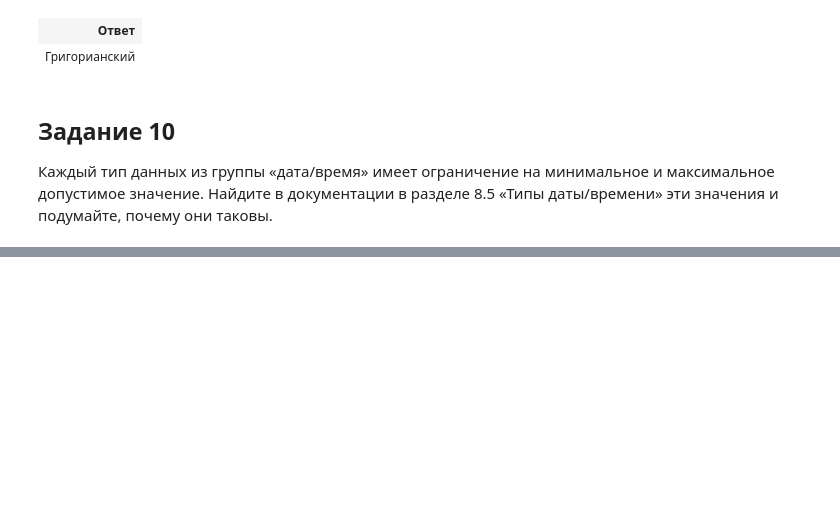
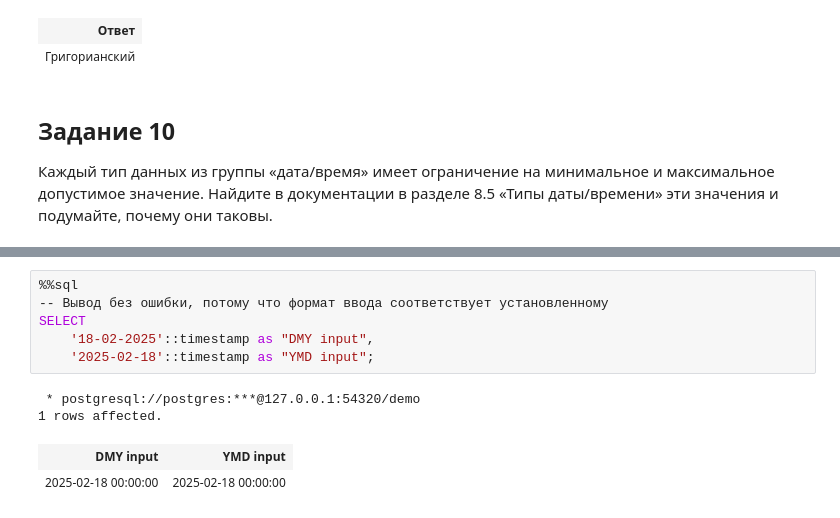
Before and after one commit to vowatchka/postgres_basic, a Jupyter notebook: practices/4_postgres_datatypes/sql.ipynb, the cells around one changed output, grey strips where cells are left out. Saved outputs shown, nothing was run; the diff lists cells and outputs as text; blank space fills up the shorter version.

```diff
--- a/practices/4_postgres_datatypes/sql.ipynb
+++ b/practices/4_postgres_datatypes/sql.ipynb
@@ -605,0 +778,11 @@ FROM (VALUES
+# %%
+%%sql
+-- Вывод без ошибки, потому что формат ввода соответствует установленному
+SELECT
+    '18-02-2025'::timestamp as "DMY input",
+    '2025-02-18'::timestamp as "YMD input";
+# %% [output]
+ * postgresql://postgres:***@127.0.0.1:54320/demo
+1 rows affected.
+| DMY input | YMD input |
+| 2025-02-18 00:00:00 | 2025-02-18 00:00:00 |
```
Also changed, not shown: parts of 41 cells of this notebook, 1 other file.
